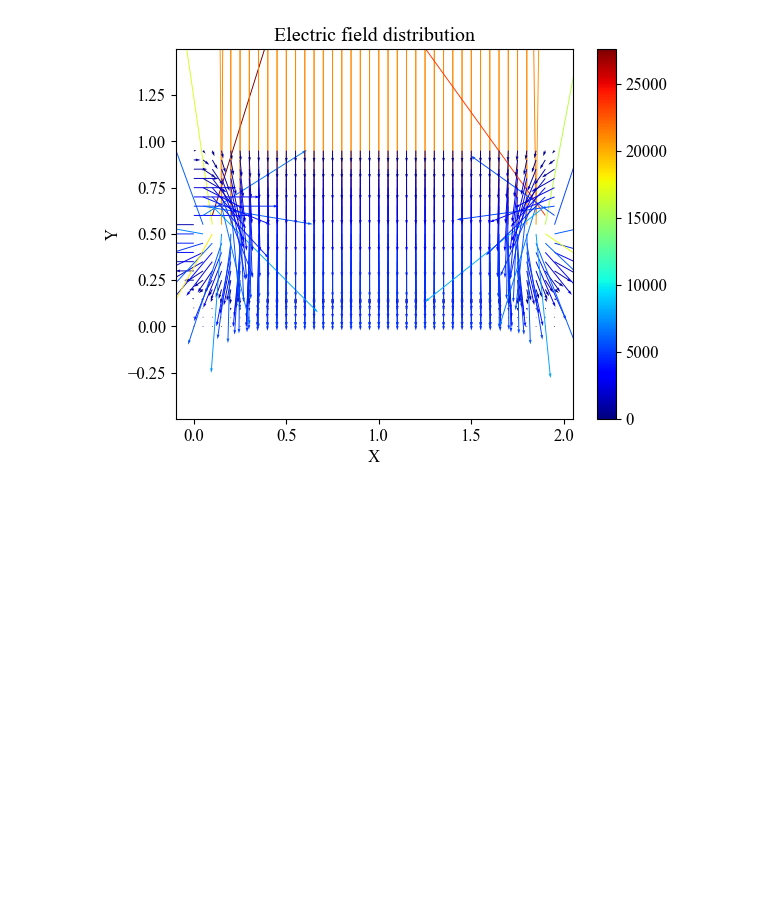
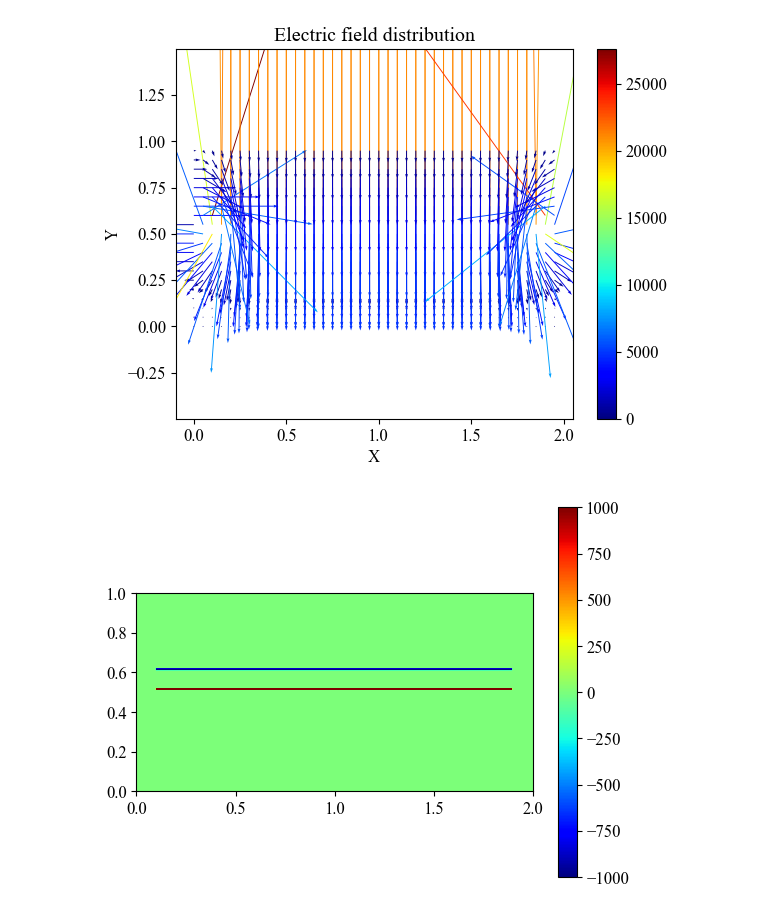
Before and after one commit to SAGAR-DAM/All_python_codes, a Jupyter notebook: Python Simulations/Potential (Laplace equation solve)/solve_laplace_in_2d.ipynb, the cells around one changed output. Cells and saved outputs as stored; diff of their text form; code cells hidden in the pictures; blank space fills up the shorter version.

```diff
--- a/Python Simulations/Potential (Laplace equation solve)/solve_laplace_in_2d.ipynb
+++ b/Python Simulations/Potential (Laplace equation solve)/solve_laplace_in_2d.ipynb
@@ -133,9 +133,12 @@ class Simulationbox2d:
             self.fixed_mask[:, 0] = True
             self.fixed_mask[:, -1] = True
 
+        self.geometry = self.potential.copy()
+
     def add_polygon_plate(self, poly):
         mask = poly.generate_mask(self.xx, self.yy)
         self.potential[mask] = poly.potential
+        self.geometry[mask] = poly.potential
         self.fixed_mask[mask] = True
 
 
@@ -152,6 +155,7 @@ class Simulationbox2d:
         distance = np.sqrt((self.xx - cx)**2 + (self.yy - cy)**2)
         mask = distance <= radius
         self.potential[mask] = potential
+        self.geometry[mask] = potential
         self.fixed_mask[mask] = True
 
 
@@ -175,7 +179,14 @@ class Simulationbox2d:
 
         # Apply potential and fix those positions
         self.potential[mask] = potential
+        self.geometry[mask] = potential
         self.fixed_mask[mask] = True
+
+    def show_geoemtry(self,imshow=True):
+        if(imshow):
+            plt.imshow(self.geometry, origin='lower', cmap="jet", extent=[0, self.box_x, 0, self.box_y])
+        plt.colorbar()
+        plt.show()
 
 
     def solve(self, max_iterations=10000, tolerance=1e-4):
@@ -441,3 +448,7 @@ final Max change in Itn(2000) - Itn(1999): 1.21e-01
 sim.plot_electric_field(scale=100,stepx=10,stepy=10,ylim=(0.25,0.75))
 # %% [output]
 [figure]
+# %%
+sim.show_geoemtry()
+# %% [output]
+[figure, added]
```
Also changed, not shown: parts of 1 cell of this notebook, 4 other files.
